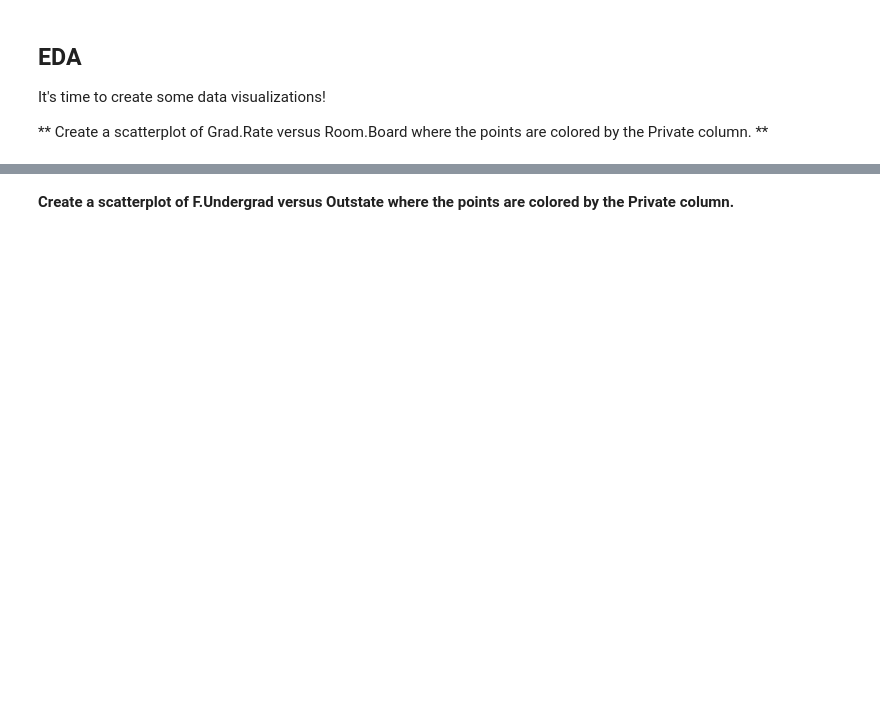
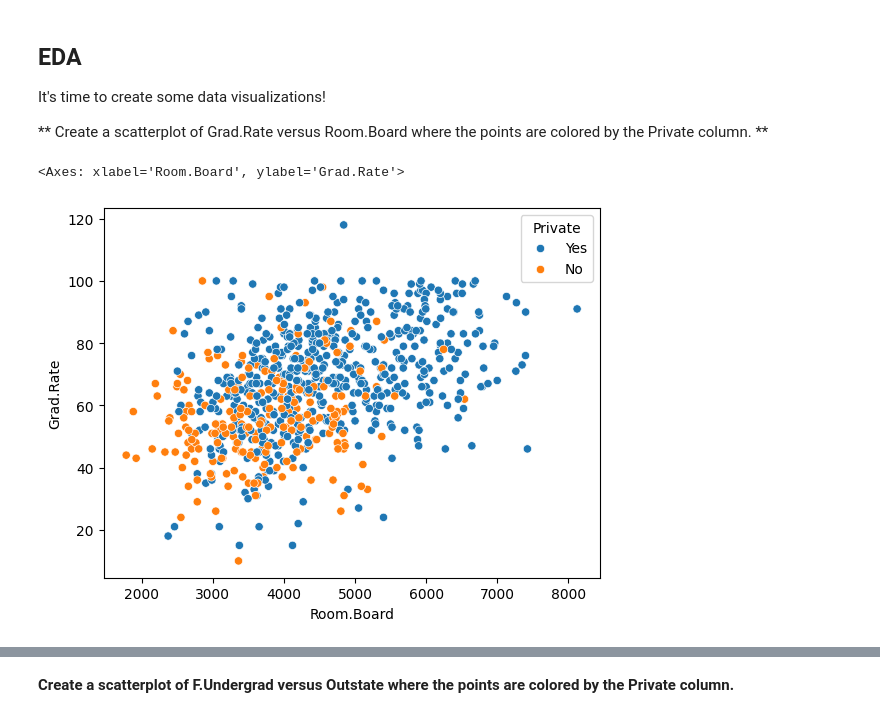
Before and after one commit to Arjob-Das/Machine-Learning-Basics, a Jupyter notebook: 13-K Mean Square/02-K Means Clustering Project.ipynb, the cells around one changed output, grey strips where cells are left out. Drawn from its saved outputs; the diff is of its cells as text; code cells hidden in the pictures; blank space fills up the shorter version.

```diff
--- a/13-K Mean Square/02-K Means Clustering Project.ipynb
+++ b/13-K Mean Square/02-K Means Clustering Project.ipynb
@@ -51,5 +51,7 @@ import matplotlib.pyplot as plt
 ## Get the Data
 # %% [markdown]
 ** Read in the College_Data file using read_csv. Figure out how to set the first column as the index.**
+# %%
+df = pd.read_csv('College_Data', index_col=0)
 # %% [markdown]
 **Check the head of the data**
@@ -61,3 +104,8 @@ import matplotlib.pyplot as plt
 It's time to create some data visualizations!
 
 ** Create a scatterplot of Grad.Rate versus Room.Board where the points are colored by the Private column. **
+# %%
+sns.scatterplot(x='Room.Board', y='Grad.Rate', data=df, hue='Private')
+# %% [output]
+<Axes: xlabel='Room.Board', ylabel='Grad.Rate'>
+[figure, added]
```
Also changed, not shown: parts of 19 cells of this notebook.
